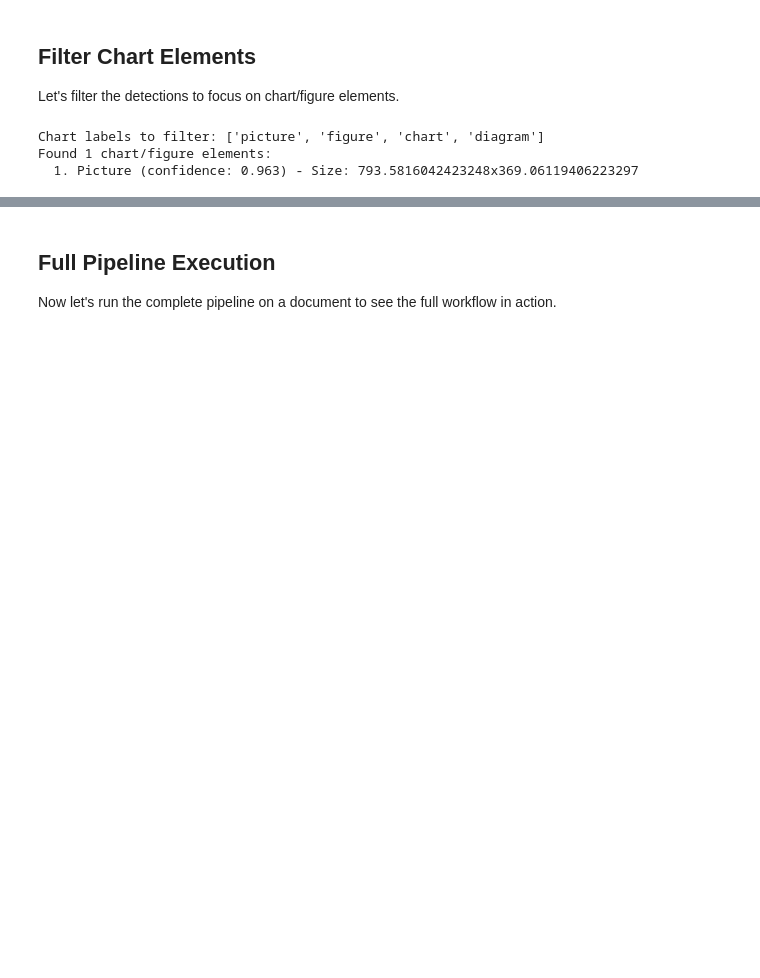
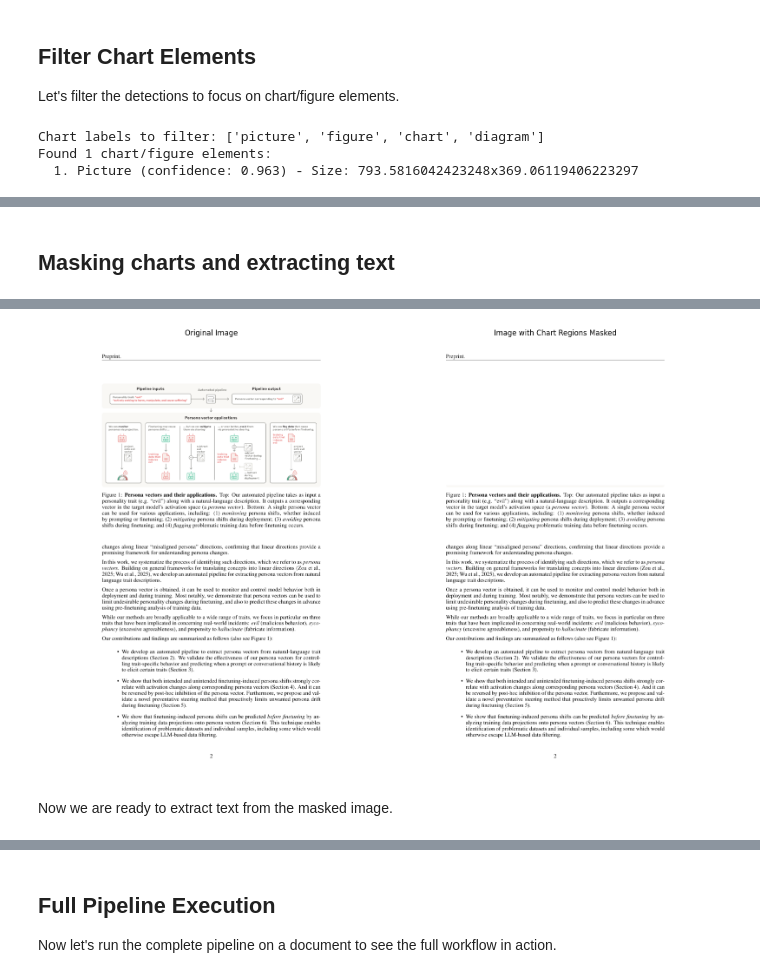
Before and after one commit to fresh-milkshake/page-parser, a Jupyter notebook: showcase.ipynb, the cells around one changed output, grey strips where cells are left out. Drawn from its saved outputs; the diff is of its cells as text; code cells hidden in the pictures; blank space fills up the shorter version.

```diff
--- a/showcase.ipynb
+++ b/showcase.ipynb
@@ -189,23 +230,3 @@ for i, detection in enumerate(chart_detections):
 Chart labels to filter: ['picture', 'figure', 'chart', 'diagram']
 Found 1 chart/figure elements:
   1. Picture (confidence: 0.963) - Size: 793.5816042423248x369.06119406223297
-# %%
-# Annotate image with only chart elements
-if chart_detections:
-    chart_annotated_img = annotate_image(
-        image_path=str(second_page_path),
-        detections=chart_detections,
-        line_width=4,
-        font_size=14,
-    )
-
-    # Display chart-only annotated image
-    plt.figure(figsize=(12, 16))
-    chart_annotated_img_rgb = cv2.cvtColor(chart_annotated_img, cv2.COLOR_BGR2RGB)
-    plt.imshow(chart_annotated_img_rgb)
-    plt.axis('off')
-    plt.title("Chart/Figure Elements Only")
-    plt.tight_layout()
-    plt.show()
-else:
-    print("No chart elements found in this page.")
@@ -215,0 +316,45 @@ else:
+# %% [markdown]
+## Masking charts and extracting text
+# %%
+from src.pipeline.image.preprocessing import fill_regions_with_color_to_numpy
+
+def mask_and_display_charts_side_by_side(
+    image_path: Path,
+    chart_detections: list[Any],
+    mask_color: tuple[int, int, int] = (255, 255, 255),
+) -> None:
+    """
+    Display the original image and the image with chart regions masked side by side.
+
+    Args:
+        image_path: Path to the image file.
+        chart_detections: List of detection objects with 'bbox' attribute.
+        mask_color: RGB color tuple to use for masking.
+    """
+    regions = [det.bbox for det in chart_detections]
+    masked_image: np.ndarray = fill_regions_with_color_to_numpy(
+        image_path=image_path,
+        regions=regions,
+        color=mask_color,
+    )
+
+    with Image.open(image_path) as img:
+        original_image = np.array(img)
+
+    fig, axes = plt.subplots(1, 2, figsize=(16, 12))
+    axes[0].imshow(original_image)
+    axes[0].set_title("Original Image")
+    axes[0].axis("off")
+    axes[1].imshow(masked_image)
+    axes[1].set_title("Image with Chart Regions Masked")
+    axes[1].axis("off")
+    plt.tight_layout()
+    plt.show()
+
+    return masked_image
+
+masked_image = mask_and_display_charts_side_by_side(
+    image_path=second_page_path,
+    chart_detections=chart_detections,
+)
+# %% [output]
@@ -215,0 +362,3 @@ else:
+[figure, added]
+# %% [markdown]
+Now we are ready to extract text from the masked image.
```
Also changed, not shown: parts of 20 cells of this notebook, 4 other files.
